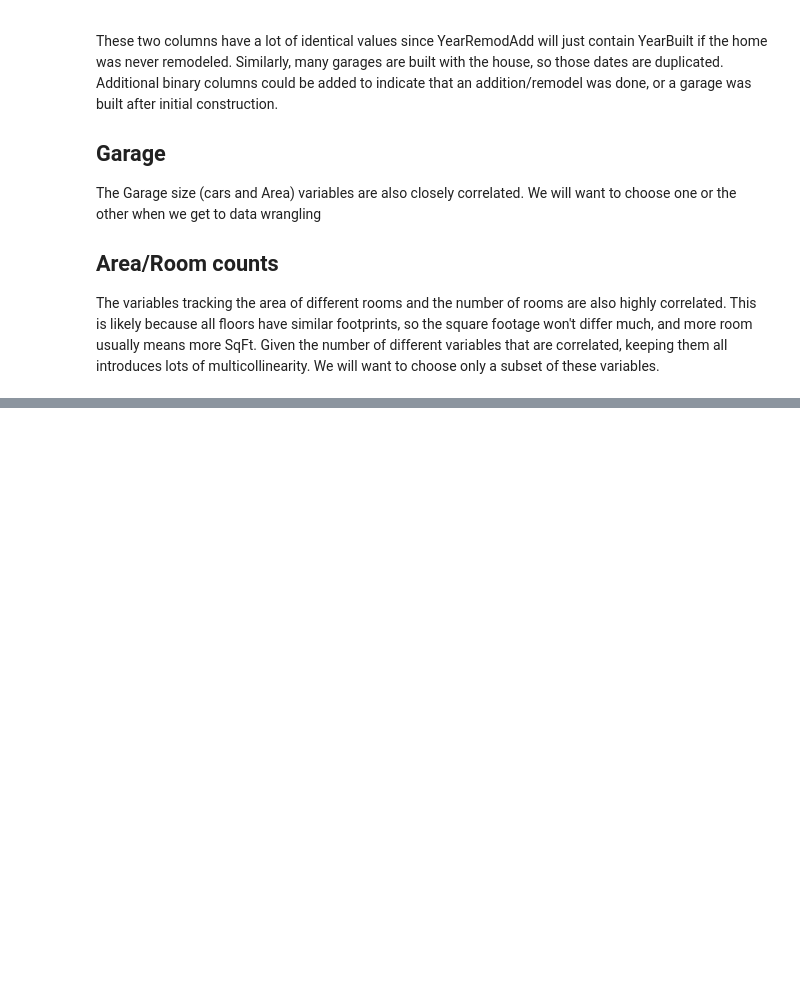
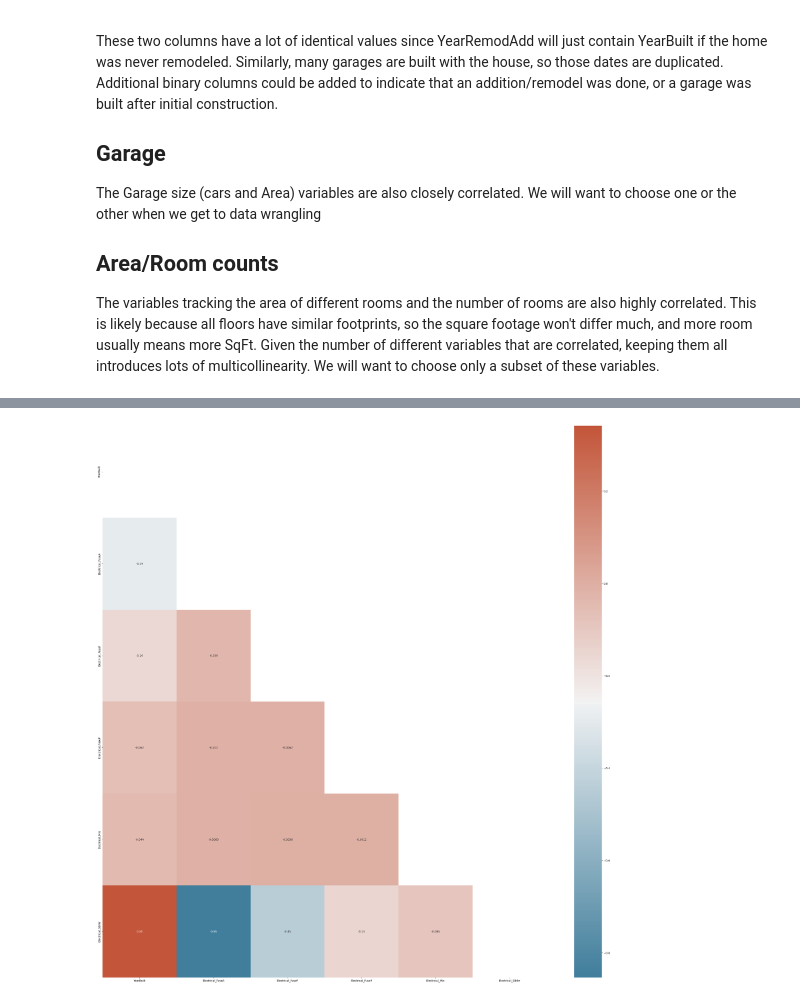
Before and after one commit to connergorman/house-price, a Jupyter notebook: notebooks/EDA.ipynb, the cells around one changed output, grey strips where cells are left out. Saved outputs shown, nothing was run; the diff lists cells and outputs as text; code cells hidden in the pictures; blank space fills up the shorter version.

```diff
--- a/notebooks/EDA.ipynb
+++ b/notebooks/EDA.ipynb
@@ -83,0 +67,6 @@ get_corr(df[area_and_room_vars])
+# %%
+df_electrical_year = df.loc[:, ['YearBuilt', "Electrical"]]
+with_dummies = pd.get_dummies(df_electrical_year, columns=['Electrical'])
+get_corr(with_dummies)
+# %% [output]
+[figure, added]
```
Also changed, not shown: parts of 11 cells of this notebook, 3 other files.
